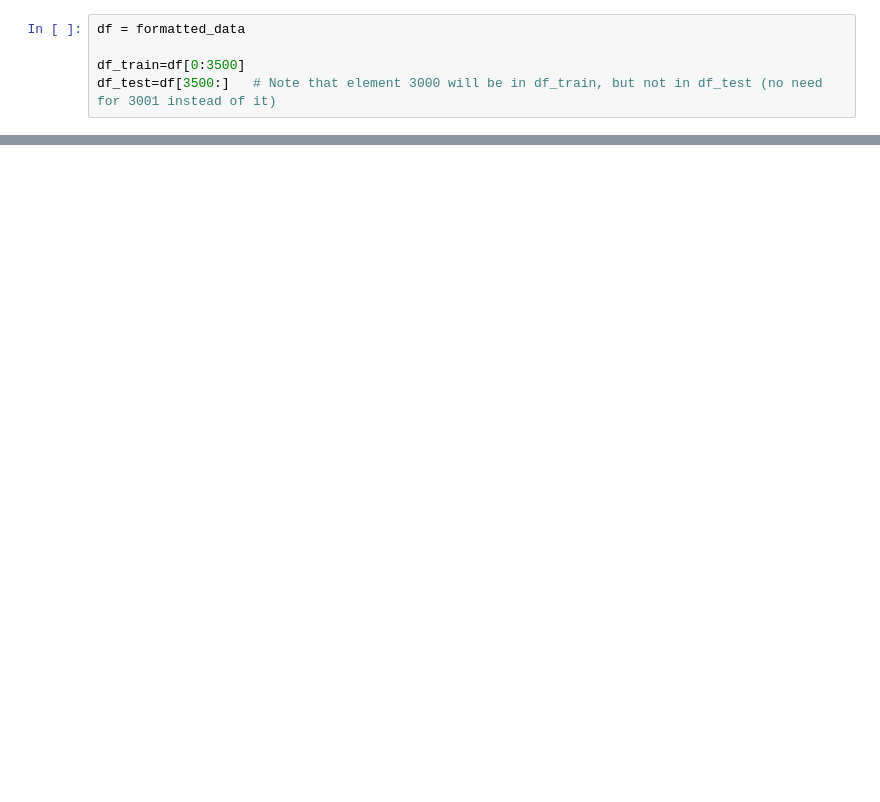
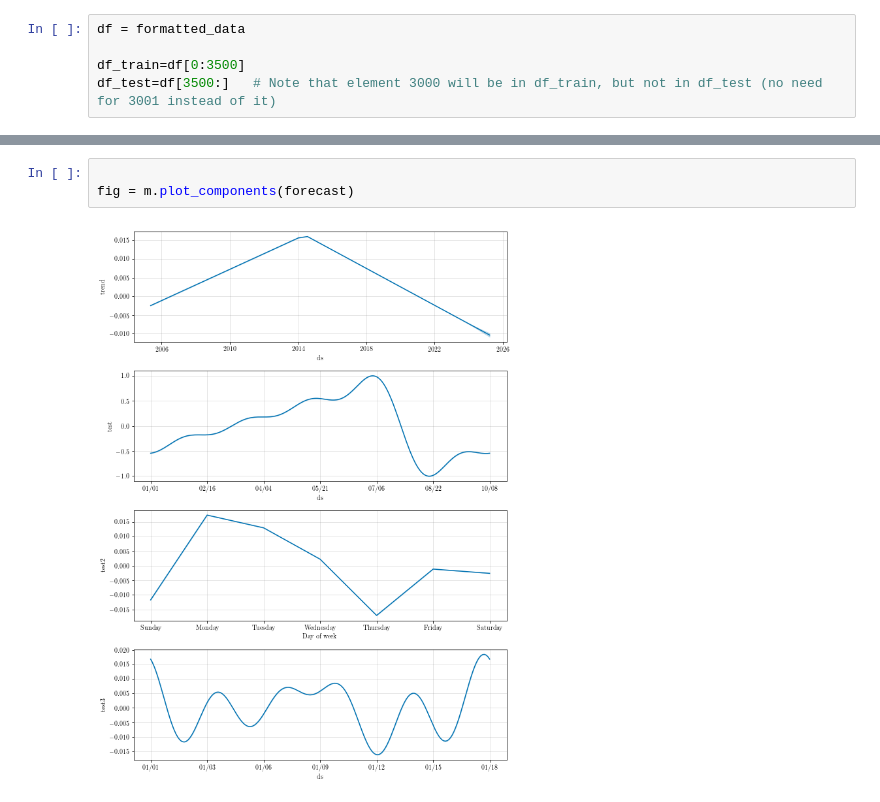
Before and after one commit to kcdage/prophet-rapidburster, a Jupyter notebook: test_fit_functions.ipynb, the cells around one changed output, grey strips where cells are left out. Drawn from its saved outputs; the diff is of its cells as text; blank space fills up the shorter version.

```diff
--- a/test_fit_functions.ipynb
+++ b/test_fit_functions.ipynb
@@ -110,0 +117,5 @@ plt.plot_date(Time(del_times,format='mjd',out_subfmt='date_hms').datetime[3501:]
+# %%
+
+fig = m.plot_components(forecast)
+# %% [output]
+[figure, added]
```
Also changed, not shown: parts of 11 cells of this notebook.
